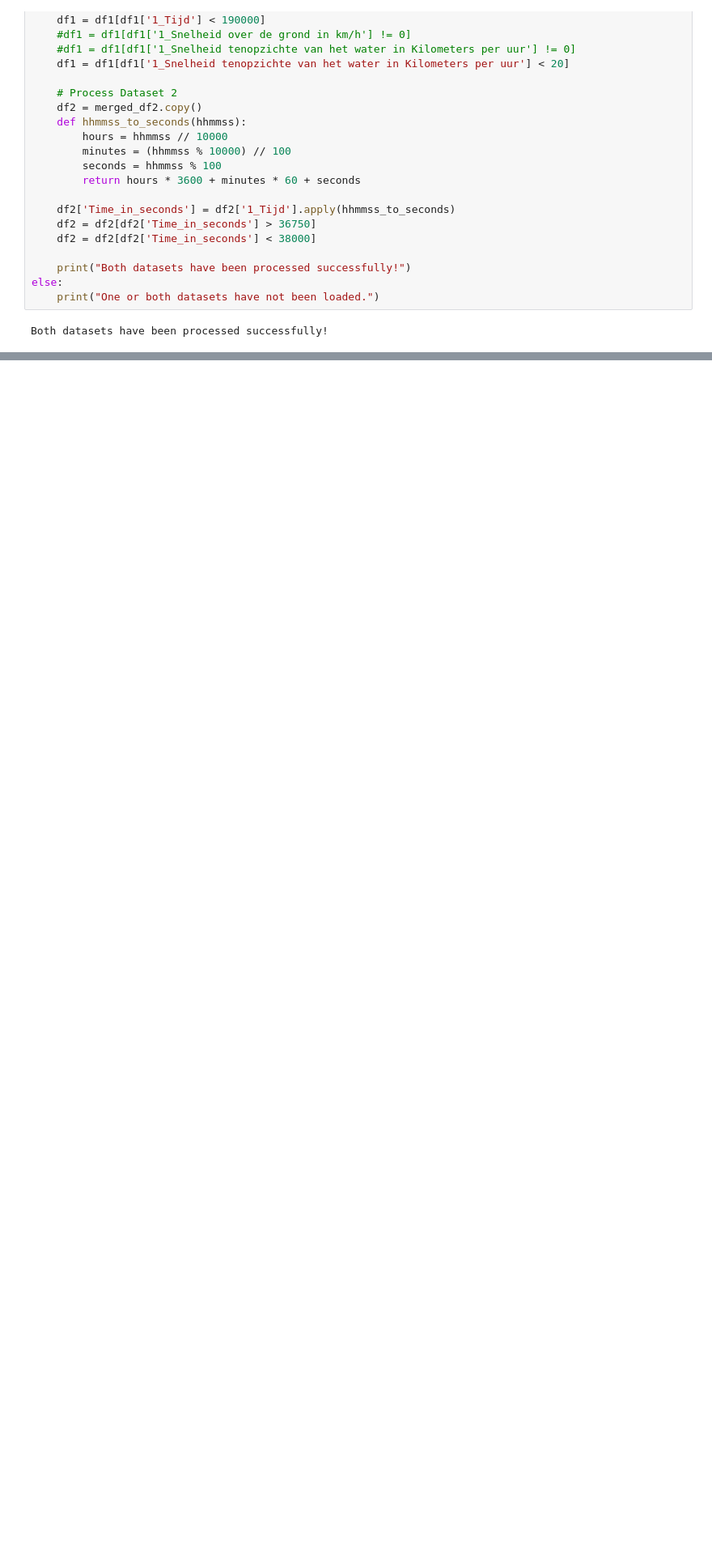
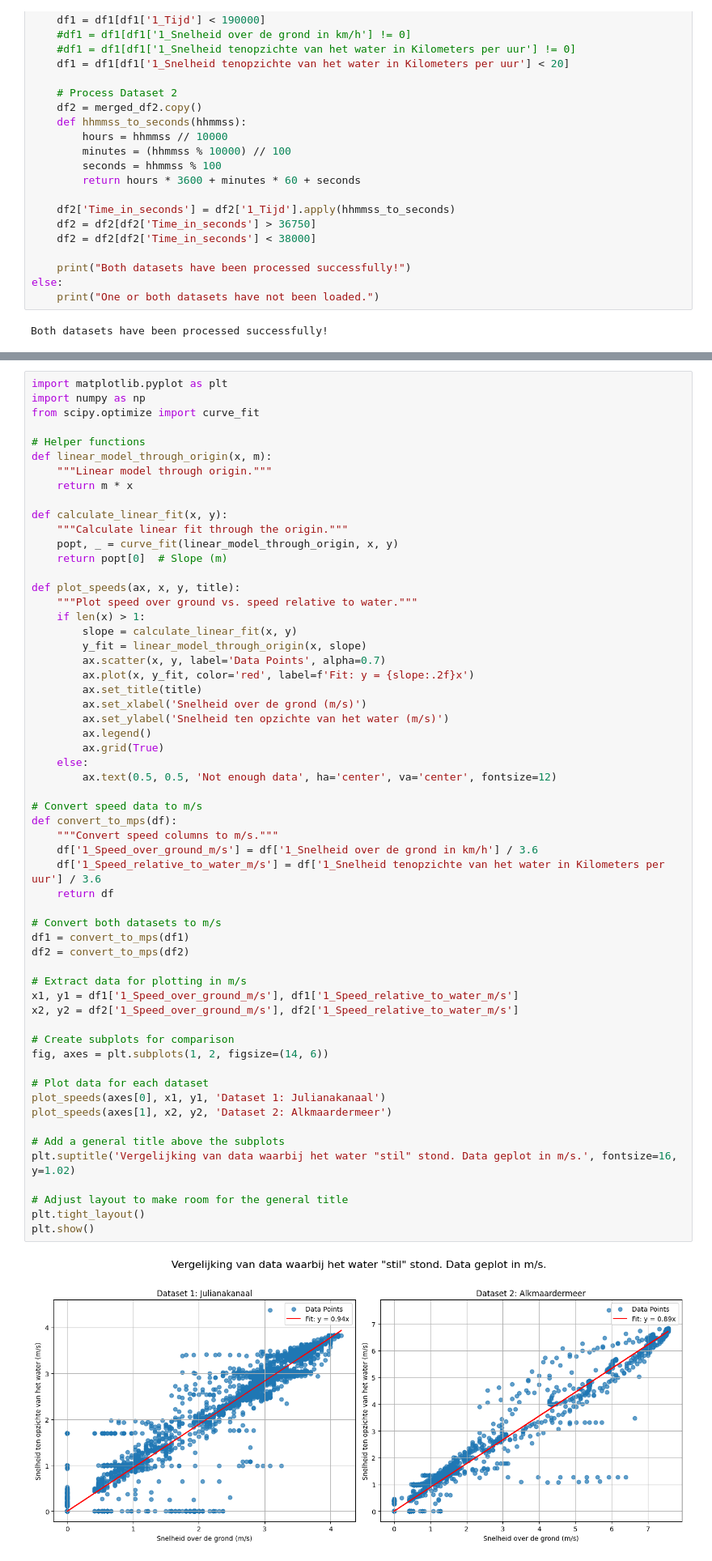
Before and after one commit to Qrax/Clean_Mobility, a Jupyter notebook: main.ipynb, the cells around one changed output, grey strips where cells are left out. Shown at 81% size. Saved outputs shown, nothing was run; the diff lists cells and outputs as text; blank space fills up the shorter version.

```diff
--- a/main.ipynb
+++ b/main.ipynb
@@ -115,0 +105,60 @@ ValueError: operands could not be broadcast together with shapes (11323,) (1210,
+# %%
+import matplotlib.pyplot as plt
+import numpy as np
+from scipy.optimize import curve_fit
+
+# Helper functions
+def linear_model_through_origin(x, m):
+    """Linear model through origin."""
+    return m * x
+
+def calculate_linear_fit(x, y):
+    """Calculate linear fit through the origin."""
+    popt, _ = curve_fit(linear_model_through_origin, x, y)
+    return popt[0]  # Slope (m)
+
+def plot_speeds(ax, x, y, title):
+    """Plot speed over ground vs. speed relative to water."""
+    if len(x) > 1:
+        slope = calculate_linear_fit(x, y)
+        y_fit = linear_model_through_origin(x, slope)
+        ax.scatter(x, y, label='Data Points', alpha=0.7)
+        ax.plot(x, y_fit, color='red', label=f'Fit: y = {slope:.2f}x')
+        ax.set_title(title)
+        ax.set_xlabel('Snelheid over de grond (m/s)')
+        ax.set_ylabel('Snelheid ten opzichte van het water (m/s)')
+        ax.legend()
+        ax.grid(True)
+    else:
+        ax.text(0.5, 0.5, 'Not enough data', ha='center', va='center', fontsize=12)
+
+# Convert speed data to m/s
+def convert_to_mps(df):
+    """Convert speed columns to m/s."""
+    df['1_Speed_over_ground_m/s'] = df['1_Snelheid over de grond in km/h'] / 3.6
+    df['1_Speed_relative_to_water_m/s'] = df['1_Snelheid tenopzichte van het water in Kilometers per uur'] / 3.6
+    return df
+
+# Convert both datasets to m/s
+df1 = convert_to_mps(df1)
+df2 = convert_to_mps(df2)
+
+# Extract data for plotting in m/s
+x1, y1 = df1['1_Speed_over_ground_m/s'], df1['1_Speed_relative_to_water_m/s']
+x2, y2 = df2['1_Speed_over_ground_m/s'], df2['1_Speed_relative_to_water_m/s']
+
+# Create subplots for comparison
+fig, axes = plt.subplots(1, 2, figsize=(14, 6))
+
+# Plot data for each dataset
+plot_speeds(axes[0], x1, y1, 'Dataset 1: Julianakanaal')
+plot_speeds(axes[1], x2, y2, 'Dataset 2: Alkmaardermeer')
+
+# Add a general title above the subplots
+plt.suptitle('Vergelijking van data waarbij het water "stil" stond. Data geplot in m/s.', fontsize=16, y=1.02)
+
+# Adjust layout to make room for the general title
+plt.tight_layout()
+plt.show()
+# %% [output]
+[figure, added]
```
Also changed, not shown: parts of 4 cells of this notebook.
